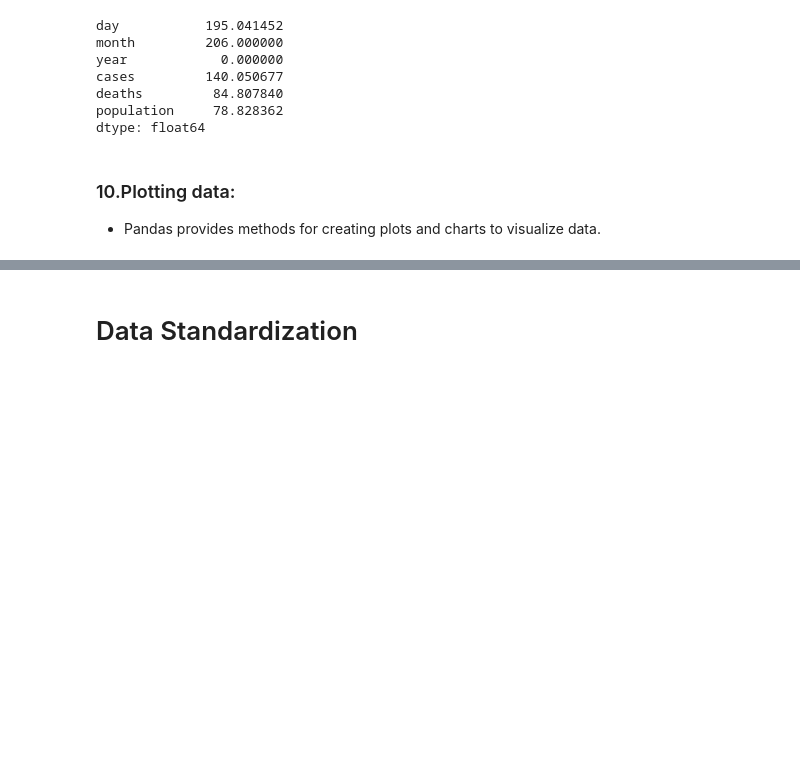
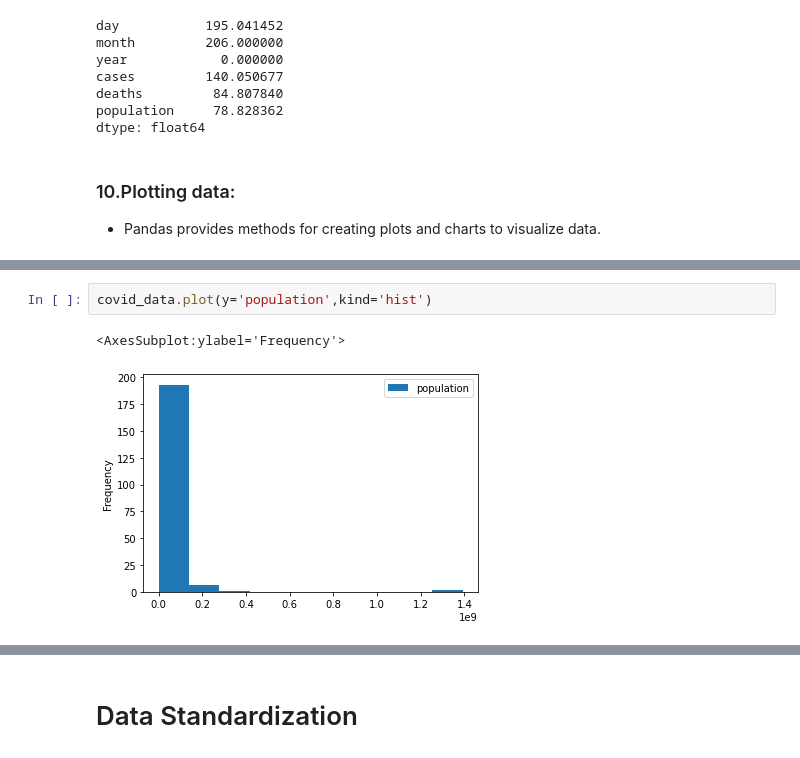
Before and after one commit to Learn-With-Karthik/DataScience, a Jupyter notebook: Module4- Pandas- updated.ipynb, the cells around one changed output, grey strips where cells are left out. Cells and saved outputs as stored; diff of their text form; blank space fills up the shorter version.

```diff
--- a/Module4- Pandas- updated.ipynb
+++ b/Module4- Pandas- updated.ipynb
@@ -1626,0 +1636,5 @@ covid_data.plot(x='cases', y='deaths',kind='scatter')
+# %%
+covid_data.plot(y='population',kind='hist')
+# %% [output]
+<AxesSubplot:ylabel='Frequency'>
+[figure, added]
```
Also changed, not shown: parts of 101 cells of this notebook, 5 other files.
